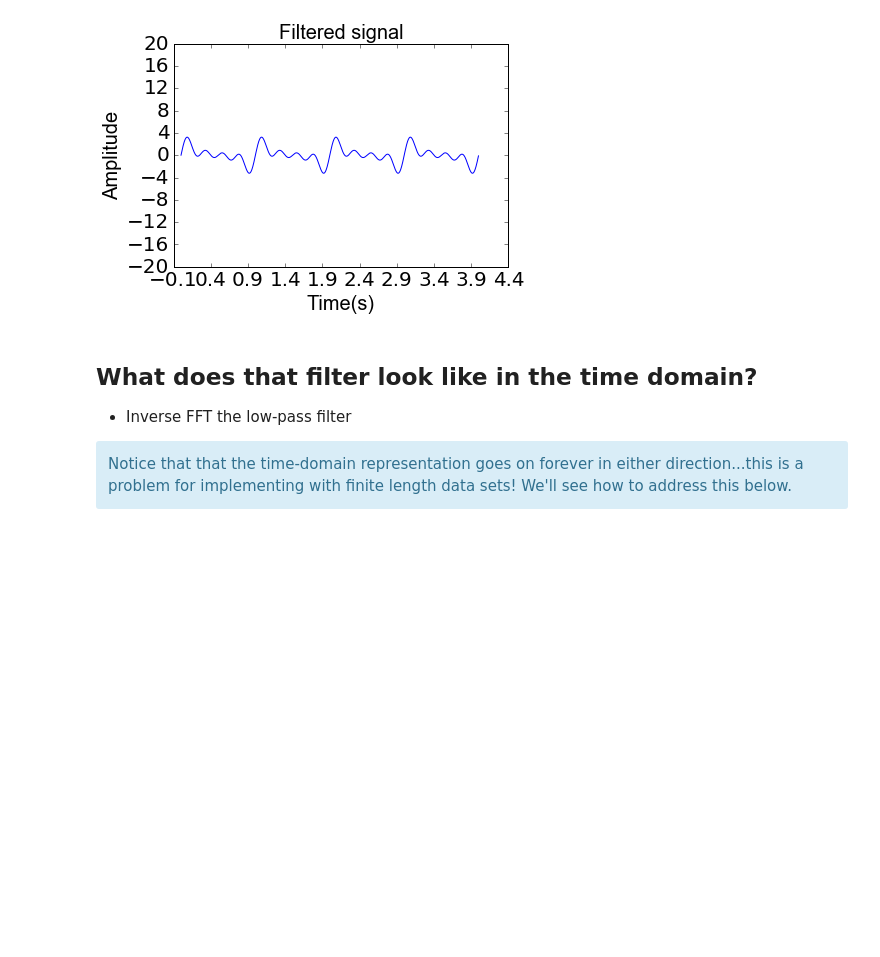
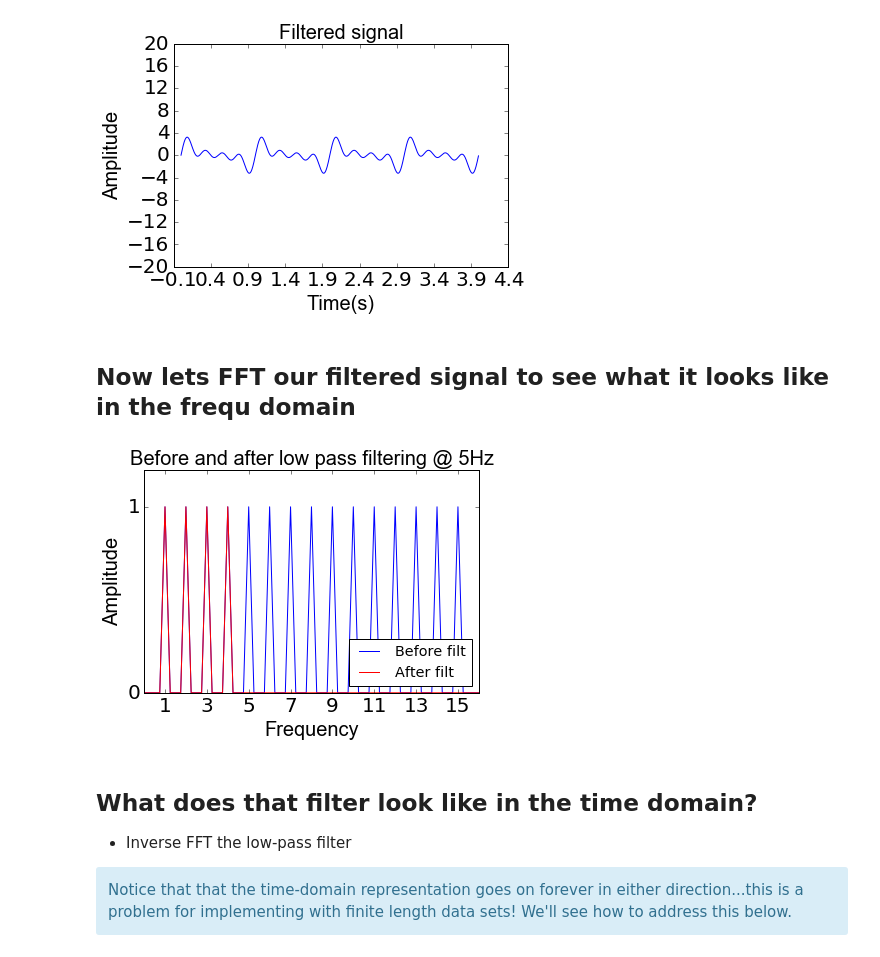
Before and after one commit to TimCSheehan/dev, a Jupyter notebook: Tutorial_060_Filtering_TimeSeries.ipynb, the cells around one changed output. Cells and saved outputs as stored; diff of their text form; code cells hidden in the pictures; blank space fills up the shorter version.

```diff
--- a/Tutorial_060_Filtering_TimeSeries.ipynb
+++ b/Tutorial_060_Filtering_TimeSeries.ipynb
@@ -162,6 +163,40 @@ plt.title('Filtered signal', **fig_font)
 plt.show()
 # %% [output]
 [figure]
+# %% [markdown]
+## Now lets FFT our filtered signal to see what it looks like in the frequ domain
+# %%
+# rfft = fft for real valued inputs
+sp_filt = np.fft.rfft(filtered_sig)
+# amplitude
+amp_filt = np.abs(sp_filt)
+
+# normalize by the number of data points,
+amp_filt = (amp_filt  / len(filtered_sig) ) * 2
+
+# figure out the frequency resolution of the data
+freq = np.fft.rfftfreq(filtered_sig.size, dt)   # Sample spacing is 2nd arg, inverse of the sampling rate. Defaults to 1!
+# %%
+# plot the fft
+plt.plot(freq, amp, 'b')            # plot amplitude of the original signal
+plt.plot(freq, amp_filt, 'r')       # plot amplitude of filtered signal
+
+# put a legend on it...
+plt.legend(['Before filt', 'After filt'], loc='best', fontsize='x-large')
+plt.xlabel('Frequency', **fig_font)
+plt.ylabel('Amplitude', **fig_font)
+plt.xticks(frequs[::2], color='k', size=20)
+plt.yticks((0,1), color='k', size=20)
+
+# set the axis limits
+plt.xlim([0, Hf])
+
+plt.title('Before and after low pass filtering @ 5Hz', **fig_font)
+
+# show it
+plt.show()
+# %% [output]
+[figure, added]
 # %% [markdown]
 ## What does that filter look like in the time domain?
 * Inverse FFT the low-pass filter
```
Also changed, not shown: parts of 3 cells of this notebook.
